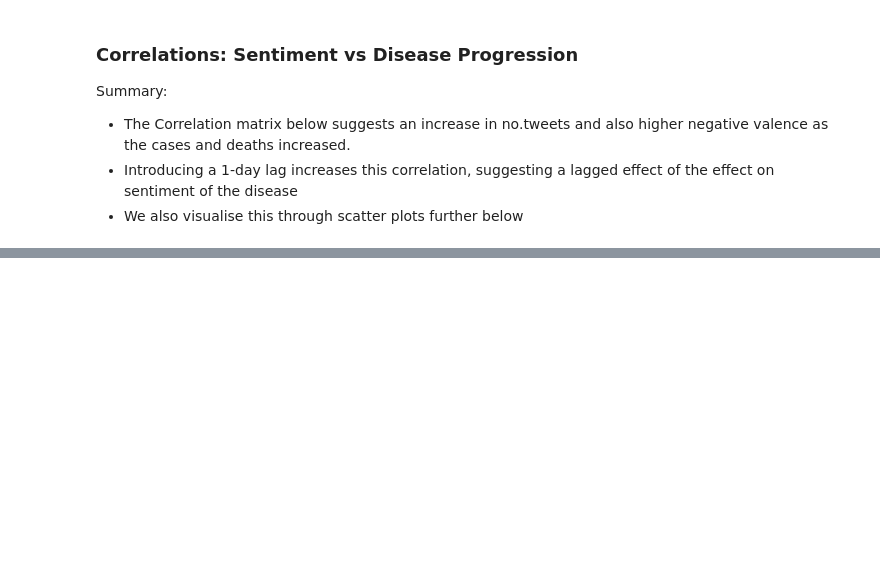
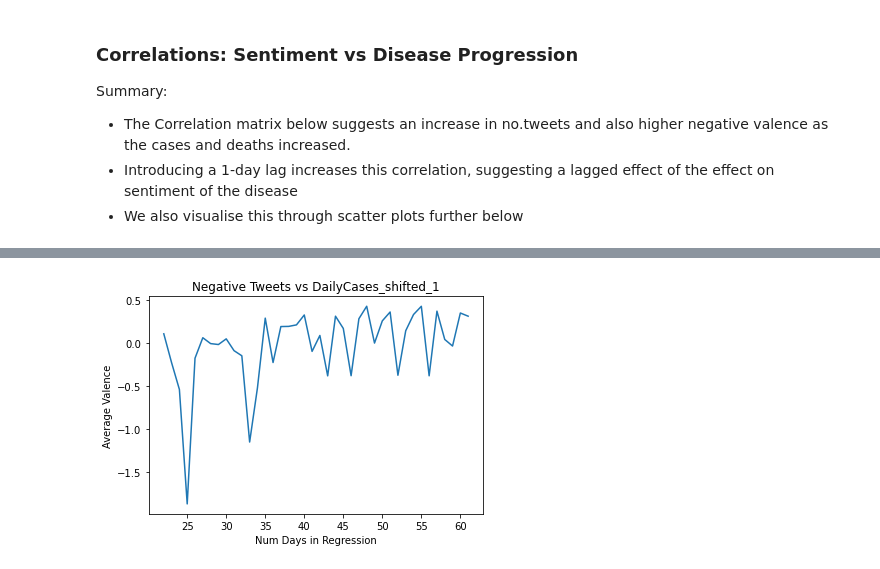
Before and after one commit to noahberhe/COVID-19, a Jupyter notebook: COVID-19 Anxiety Monitor.ipynb, the cells around one changed output, grey strips where cells are left out. Cells and saved outputs as stored; diff of their text form; code cells hidden in the pictures; blank space fills up the shorter version.

```diff
--- a/COVID-19 Anxiety Monitor.ipynb
+++ b/COVID-19 Anxiety Monitor.ipynb
@@ -417,0 +434,4 @@ plt.tight_layout(rect=[0, 0.03, 1, 0.95]);
+# %%
+plot_regression_trend(tweets_neg_valence, 12, 0)
+# %% [output]
+[figure, added]
```
Also changed, not shown: parts of 24 cells of this notebook, 2 other files.
